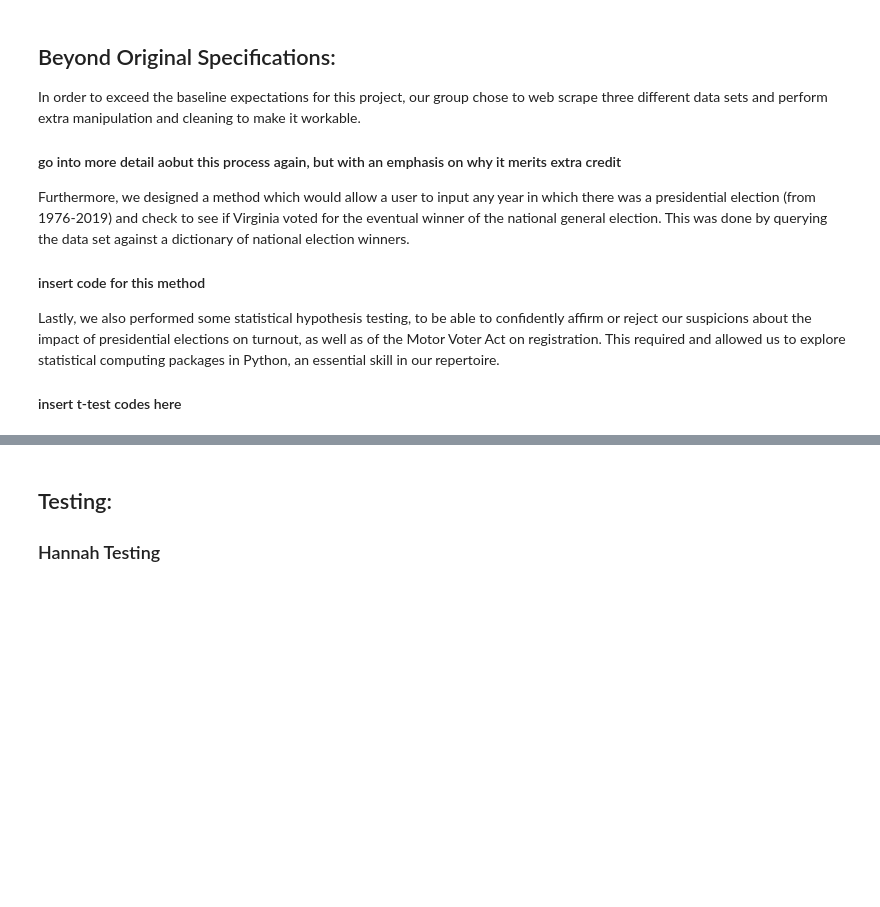
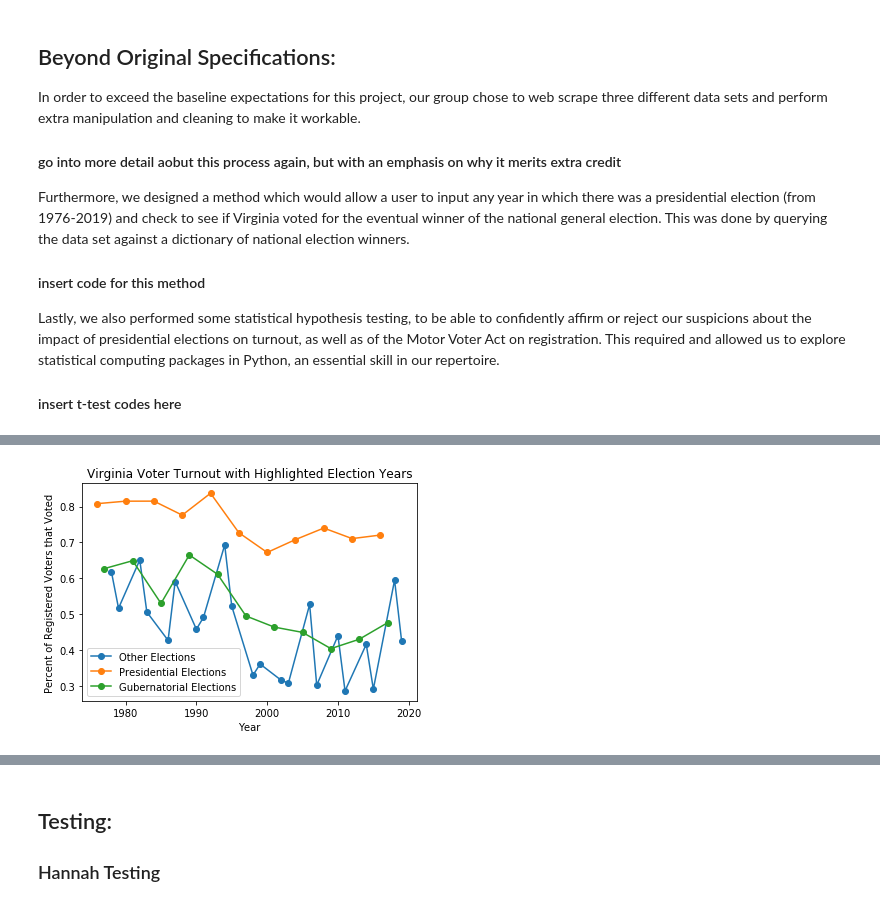
Before and after one commit to hannahfrederickcpsc/CS-5010-PROJECT-PYTHON, a Jupyter notebook: Report.ipynb, the cells around one changed output, grey strips where cells are left out. Cells and saved outputs as stored; diff of their text form; code cells hidden in the pictures; blank space fills up the shorter version.

```diff
--- a/Report.ipynb
+++ b/Report.ipynb
@@ -29,0 +95,18 @@ Lastly, we also performed some statistical hypothesis testing, to be able to con
+# %%
+#make a dataframe with only presidential elections
+pres_years = voting_data.loc[voting_data['Year']%4==0]
+#make a dataframe with only gubernatorial elections
+gov_years = voting_data.loc[voting_data['Year']%4==1]
+#make a dataframe with all the other elections
+other_years = voting_data.loc[(voting_data['Year']%4==2) | (voting_data['Year']%4==3)]
+#make and save a line plot of the voter turnout with highlighted election years
+plt.plot("Year", "Turnout (% Voting of Total Registered)", data=other_years, marker='o') #make the plot of other elections
+plt.plot("Year", "Turnout (% Voting of Total Registered)", data=pres_years, marker='o') #make the plot of pres elections
+year_voter_turnout_highlighted = plt.plot("Year", "Turnout (% Voting of Total Registered)", data=gov_years, marker='o') #make the plot of gov elections
+plt.title('Virginia Voter Turnout with Highlighted Election Years') #add the title
+plt.xlabel('Year') #add the x-axis label
+plt.ylabel('Percent of Registered Voters that Voted') #add the y-axis label
+plt.legend(labels=['Other Elections', 'Presidential Elections', 'Gubernatorial Elections']) #add the legend
+plt.show()
+# %% [output]
+[figure, added]
```
Also changed, not shown: parts of 11 cells of this notebook.
